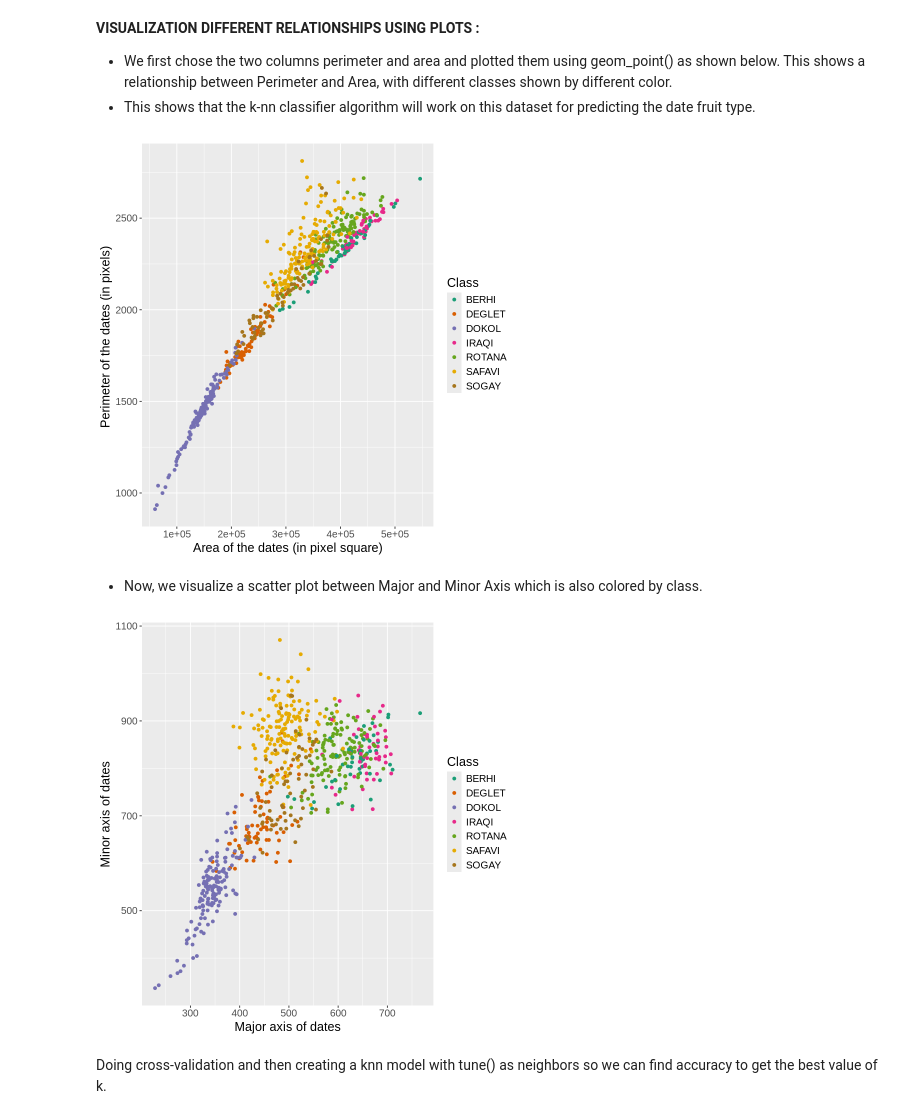
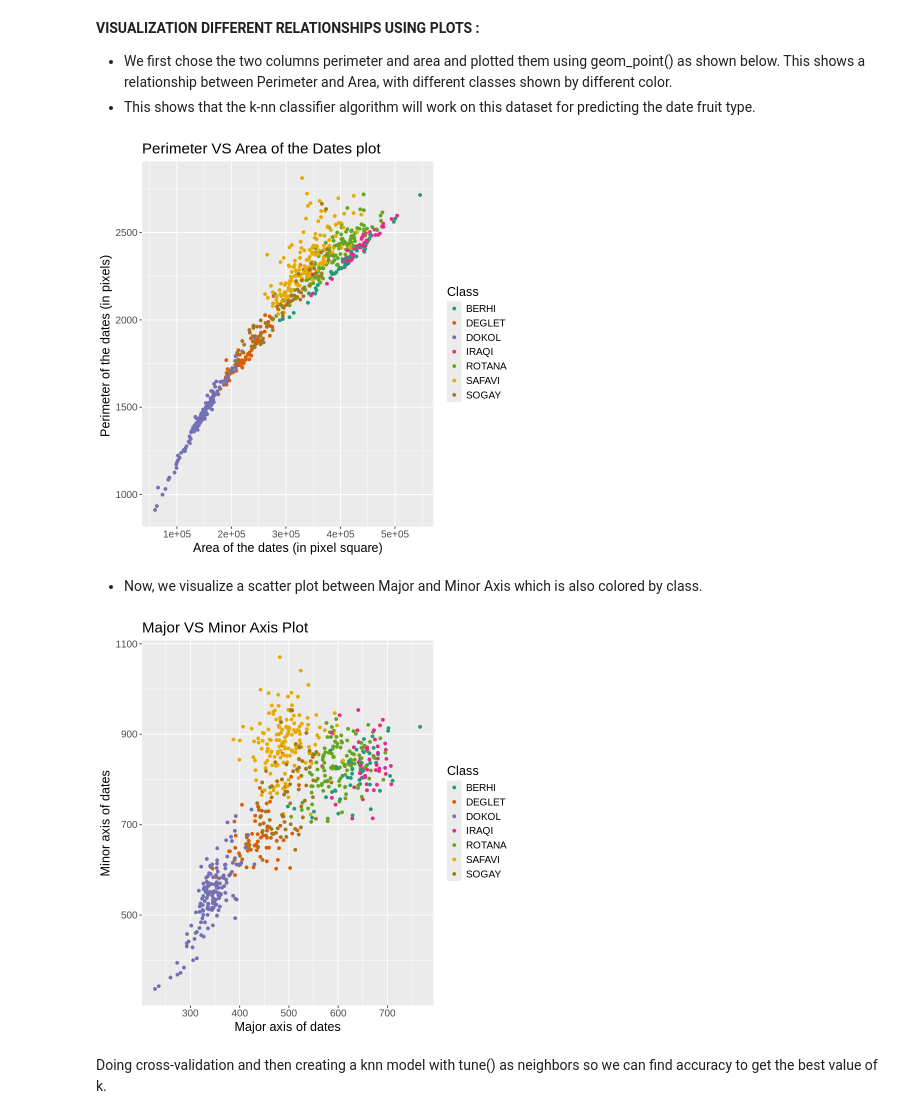
Before and after one commit to NikoSresh/dsci-100-2024-group-32, a Jupyter notebook: exploring_date_fruit_data.ipynb, the cells around one changed output. Drawn from its saved outputs; the diff is of its cells as text; code cells hidden in the pictures.

```diff
--- a/exploring_date_fruit_data.ipynb
+++ b/exploring_date_fruit_data.ipynb
@@ -123,6 +126,7 @@ perimeter_vs_area <- ggplot(date_fruit_train, aes(x = AREA,
                      y = PERIMETER,
                      color = Class)) +
   geom_point() +
+  ggtitle("Perimeter VS Area of the Dates plot") +
   xlab("Area of the dates (in pixel square)") +
   ylab("Perimeter of the dates (in pixels) ") +
   theme(text = element_text(size = 15),
@@ -131,21 +135,22 @@ perimeter_vs_area <- ggplot(date_fruit_train, aes(x = AREA,
 
 perimeter_vs_area
 # %% [output]
-[figure, old version]
+[figure, new version]
 # %% [markdown]
 - Now, we visualize a scatter plot between Major and Minor Axis which is also colored by class.
 # %%
 major_vs_minor <- ggplot(date_fruit_train, aes(x = MINOR_AXIS,y = MAJOR_AXIS,color = Class)) +
                   geom_point() +
                   xlab("Major axis of dates") +
                   ylab("Minor axis of dates") +
+                  ggtitle("Major VS Minor Axis Plot")+
                   theme(text = element_text(size = 15),
                         legend.direction = "vertical") +
                   scale_color_brewer(palette = "Dark2")
 
 major_vs_minor
 # %% [output]
-[figure, old version]
+[figure, new version]
 # %% [markdown]
 Doing cross-validation and then creating a knn model with tune() as neighbors so we can find accuracy to get the best value of k.
 # %%
```
Also changed, not shown: parts of 6 cells of this notebook.
